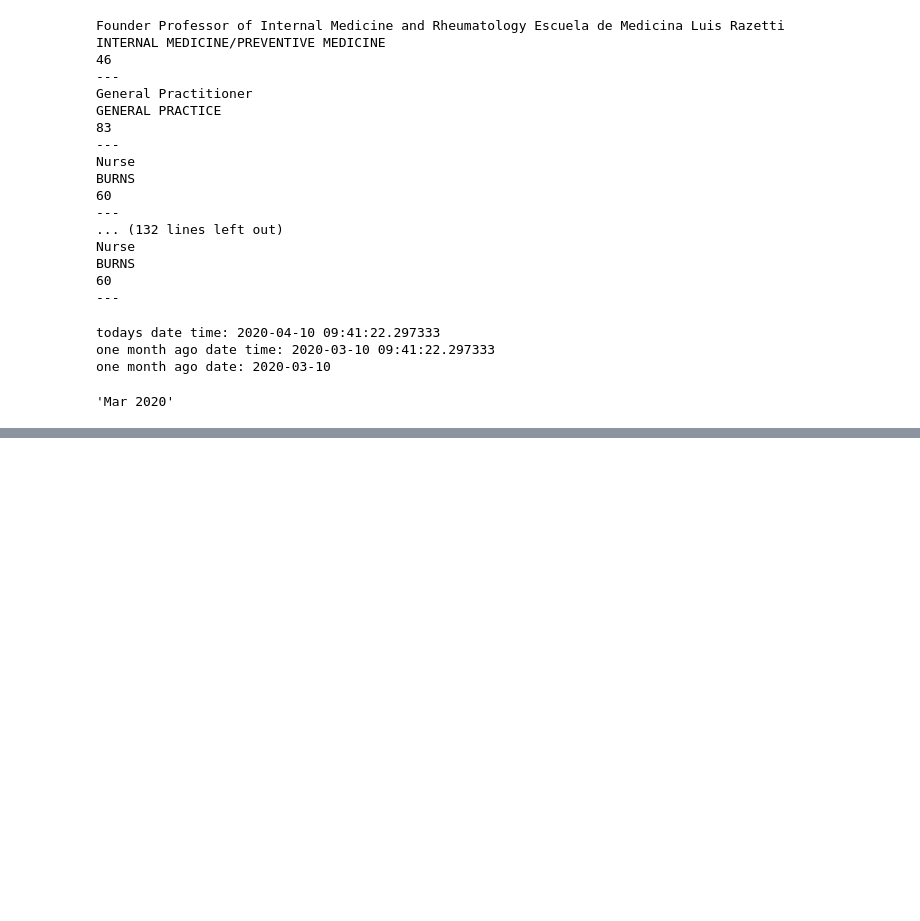
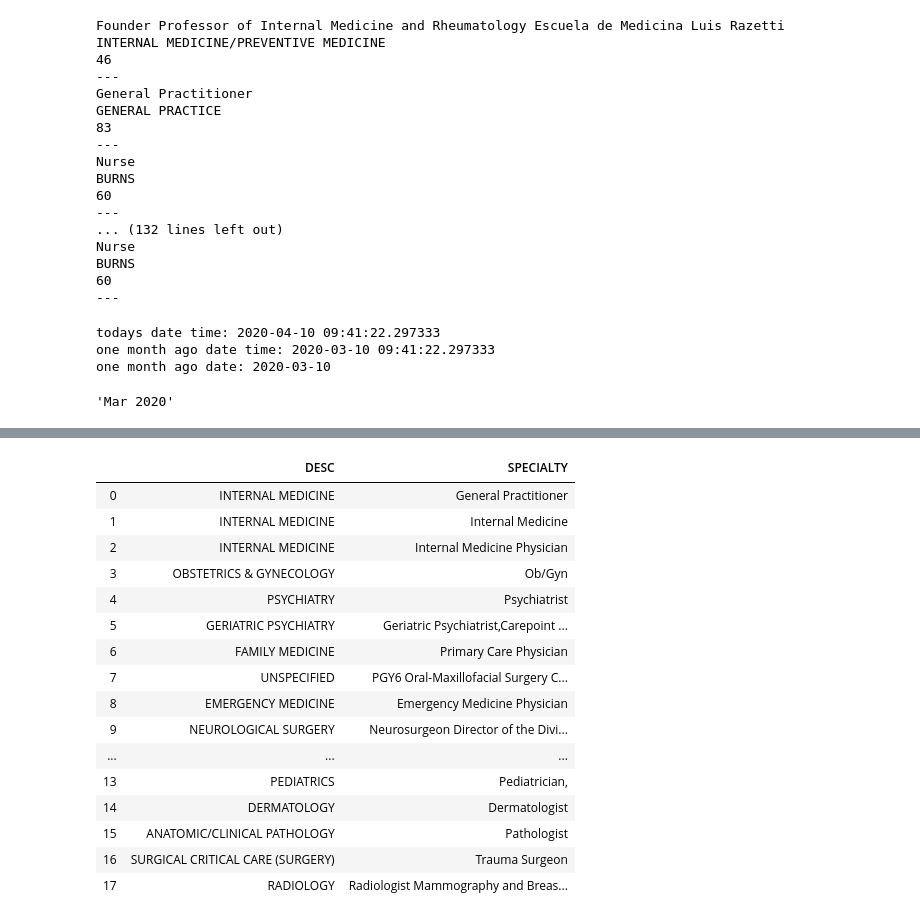
Before and after one commit to AMADataLabs/Core, a Jupyter notebook: Sandbox/Medscape/ME_match.ipynb, the cells around one changed output, grey strips where cells are left out. Saved outputs shown, nothing was run; the diff lists cells and outputs as text; code cells hidden in the pictures; blank space fills up the shorter version.

```diff
--- a/Sandbox/Medscape/ME_match.ipynb
+++ b/Sandbox/Medscape/ME_match.ipynb
@@ -336,0 +342,6 @@ one month ago date: 2020-03-10
+# %%
+phys = pd.read_excel('../../../Data/Medscape/2020-04-14/Memorium_USA_Physicians_2020-04-14.xlsx')
+# %%
+megre = pd.merge(phys, ppd, on='ME')
+# %%
+megre = pd.merge(megre, spec, left_on= 'PRIM_SPEC_CD',right_on='SPEC_CD')
@@ -336,0 +404,20 @@ one month ago date: 2020-03-10
+# %%
+megre[['DESC','SPECIALTY']]
+# %% [output]
+|  | DESC | SPECIALTY |
+| 0 | INTERNAL MEDICINE | General Practitioner |
+| 1 | INTERNAL MEDICINE | Internal Medicine |
+| 2 | INTERNAL MEDICINE | Internal Medicine Physician |
+| 3 | OBSTETRICS & GYNECOLOGY | Ob/Gyn |
+| 4 | PSYCHIATRY | Psychiatrist |
+| 5 | GERIATRIC PSYCHIATRY | Geriatric Psychiatrist,Carepoint ... |
+| 6 | FAMILY MEDICINE | Primary Care Physician |
+| 7 | UNSPECIFIED | PGY6 Oral-Maxillofacial Surgery C... |
+| 8 | EMERGENCY MEDICINE | Emergency Medicine Physician |
+| 9 | NEUROLOGICAL SURGERY | Neurosurgeon Director of the Divi... |
+| ... | ... | ... |
+| 13 | PEDIATRICS | Pediatrician, |
+| 14 | DERMATOLOGY | Dermatologist |
+| 15 | ANATOMIC/CLINICAL PATHOLOGY | Pathologist |
+| 16 | SURGICAL CRITICAL CARE (SURGERY) | Trauma Surgeon |
+| 17 | RADIOLOGY | Radiologist Mammography and Breas... |
```
Also changed, not shown: parts of 8 cells of this notebook, 3 other files.
